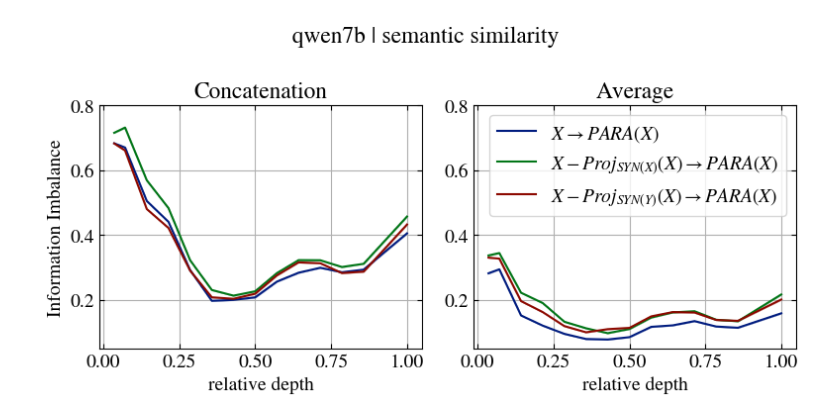
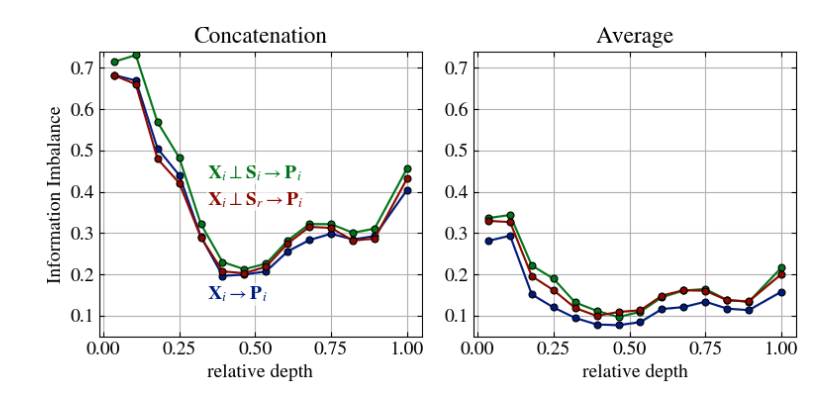
Before and after one commit to acevedo-s/syn-sem, a Jupyter notebook: decoupling-sem-syn.ipynb, the cells around one changed output. Cells and saved outputs as stored; diff of their text form; code cells hidden in the pictures.

Commit message:
math-legends + corr_coeff_functions

```diff
--- a/decoupling-sem-syn.ipynb
+++ b/decoupling-sem-syn.ipynb
@@ -121,51 +121,82 @@ for avg_id,avg_tokens in enumerate(avg_flags):
 
               label = ''
               if center_A_flag == 0:
-                label += r"$X \rightarrow PARA(X)$"
+                label += r'$\mathbf{X}_i \rightarrow \mathbf{P}_i$'
               if center_A_flag == 1:
-                label += r"$X - Proj_{SYN(X)}(X)\rightarrow PARA(X)$"
+                label += r'$\mathbf{X}_i \perp \mathbf{S}_i \rightarrow \mathbf{P}_i $'
               if center_A_flag == -1:
-                label += r"$X - Proj_{SYN(Y)}(X)\rightarrow PARA(X)$"
+                label += r'$\mathbf{X}_i \perp \mathbf{S}_r \rightarrow \mathbf{P}_i$'
               for II_index in range(1):
                 if II_index == 1:
                   label = None
-                ax[avg_id].plot(layers,
-                        inf_imb[II_index].diagonal(),
-                        label=label,
-                        linestyle=_linestyles[II_index],
-                        color=color,
-                        )
+                ax[avg_id].plot(
+                    layers,
+                    inf_imb[II_index].diagonal(),
+                    label=label,
+                    linestyle=_linestyles[II_index],
+                    color=color,
+                    marker='o',                # circular marker
+                    markersize=5,              # tweakable size
+                    markerfacecolor=color,     # fill same as line
+                    markeredgecolor='black',   # cute black border
+                    markeredgewidth=0.8,       # adjust border thickness
+                )
                 ax[avg_id].fill_between(layers,
                                 inf_imb[II_index].diagonal() - std[II_index].diagonal(),
                                 inf_imb[II_index].diagonal() + std[II_index].diagonal(),
                                 alpha=0.2,
                                 color=color,
                                 )
               plot_id += 1
 
     ax[avg_id].set_xlabel('relative depth')
-    ax[avg_id].set_ylim(0.05,.8)
+    # ax[avg_id].set_ylim(0.05,.8)
+    ax[avg_id].set_ylim(0.05,.74)
+
     ax[avg_id].tick_params(
       top=True, bottom=True, left=True, right=True,  # enable ticks
       labeltop=False, labelbottom=True, labelleft=True, labelright=False, # enable labels if needed
       direction='in'  # ticks point inward
       )
     ax[avg_id].grid()
     ax[avg_id].set_title(title)
 
 
-fig.suptitle(f' {modelA} | semantic similarity')
+enum_line = 0
+for line in ax[0].lines:
+    if enum_line == 0:
+      _va = 'top'
+      _aux_y = -35
+    elif enum_line == 1:
+      _va = 'bottom'
+      _aux_y = 30
+    elif enum_line == 2:
+      _va = 'bottom'
+      _aux_y = 20
+    label = line.get_label()
+    if not label:
+        continue
+    xdata, ydata = line.get_xdata(), line.get_ydata()
+    ax[0].annotate(
+        label,
+        xy=(xdata[len(xdata)//3 ], ydata[len(xdata)//3 ]),
+        xytext=(5, _aux_y),  # offset in points
+        textcoords='offset points',
+        fontsize=14,
+        color=line.get_color(),
+        ha='left',
+        va=_va,
+        bbox=dict(facecolor='white', edgecolor='none', alpha=0.7, pad=1)
+    )
+    enum_line += 1
 
-# box = ax[avg_id].get_position()
-# ax[avg_id].set_position([box.x0, box.y0, box.width * 0.8, box.height])
-# ax[avg_id].legend(loc='center left', bbox_to_anchor=(1, 0.5))
 ax[0].set_ylabel('Information Imbalance')
-ax[1].legend()
+# ax[1].legend()
 os.makedirs('results/figs', exist_ok=True)
 fig.savefig(f'results/figs/decoupling_syn_from_sem_{modelA}.pdf', bbox_inches='tight')
 plt.show()
 # %% [output]
-[figure, old version]
+[figure, new version]
 # %%
 precision = 32
 global_centering = 0
```
Also changed, not shown: parts of 1 cell of this notebook, 14 other files.
